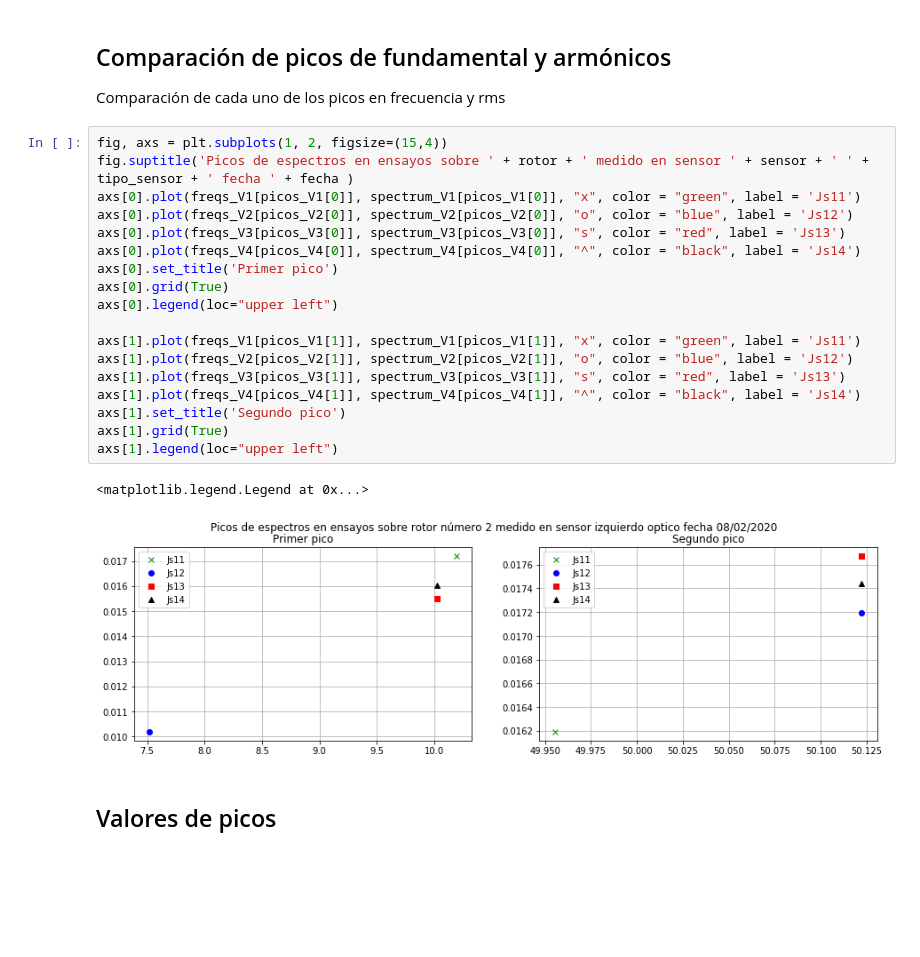
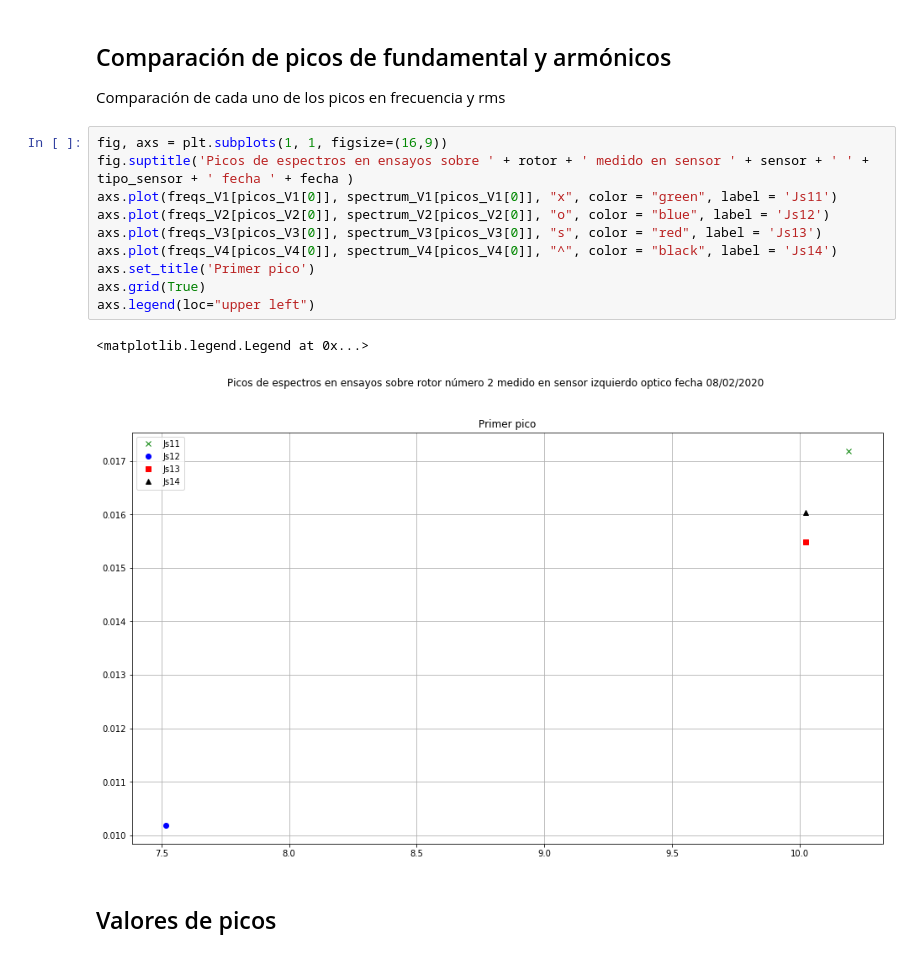
Before and after one commit to gvdiaz/Ensayo-dinamico, a Jupyter notebook: Ensayo 20200208/Lectura datos/Conclusion 6.ipynb, the cells around one changed output. Drawn from its saved outputs; the diff is of its cells as text; blank space fills up the shorter version.

Commit message:
Modifiqué gráficos de picos para que solo se vea el gráfico del primer pico en vez de los dos primeros

```diff
--- a/Ensayo 20200208/Lectura datos/Conclusion 6.ipynb
+++ b/Ensayo 20200208/Lectura datos/Conclusion 6.ipynb
@@ -313,26 +313,18 @@ plt.show()
 ## Comparación de picos de fundamental y armónicos
 Comparación de cada uno de los picos en frecuencia y rms
 # %%
-fig, axs = plt.subplots(1, 2, figsize=(15,4))
+fig, axs = plt.subplots(1, 1, figsize=(16,9))
 fig.suptitle('Picos de espectros en ensayos sobre ' + rotor + ' medido en sensor ' + sensor + ' ' + tipo_sensor + ' fecha ' + fecha )
-axs[0].plot(freqs_V1[picos_V1[0]], spectrum_V1[picos_V1[0]], "x", color = "green", label = 'Js11')
-axs[0].plot(freqs_V2[picos_V2[0]], spectrum_V2[picos_V2[0]], "o", color = "blue", label = 'Js12')
-axs[0].plot(freqs_V3[picos_V3[0]], spectrum_V3[picos_V3[0]], "s", color = "red", label = 'Js13')
-axs[0].plot(freqs_V4[picos_V4[0]], spectrum_V4[picos_V4[0]], "^", color = "black", label = 'Js14')
-axs[0].set_title('Primer pico')
-axs[0].grid(True)
-axs[0].legend(loc="upper left")
-
-axs[1].plot(freqs_V1[picos_V1[1]], spectrum_V1[picos_V1[1]], "x", color = "green", label = 'Js11')
-axs[1].plot(freqs_V2[picos_V2[1]], spectrum_V2[picos_V2[1]], "o", color = "blue", label = 'Js12')
-axs[1].plot(freqs_V3[picos_V3[1]], spectrum_V3[picos_V3[1]], "s", color = "red", label = 'Js13')
-axs[1].plot(freqs_V4[picos_V4[1]], spectrum_V4[picos_V4[1]], "^", color = "black", label = 'Js14')
-axs[1].set_title('Segundo pico')
-axs[1].grid(True)
-axs[1].legend(loc="upper left")
+axs.plot(freqs_V1[picos_V1[0]], spectrum_V1[picos_V1[0]], "x", color = "green", label = 'Js11')
+axs.plot(freqs_V2[picos_V2[0]], spectrum_V2[picos_V2[0]], "o", color = "blue", label = 'Js12')
+axs.plot(freqs_V3[picos_V3[0]], spectrum_V3[picos_V3[0]], "s", color = "red", label = 'Js13')
+axs.plot(freqs_V4[picos_V4[0]], spectrum_V4[picos_V4[0]], "^", color = "black", label = 'Js14')
+axs.set_title('Primer pico')
+axs.grid(True)
+axs.legend(loc="upper left")
 # %% [output]
 <matplotlib.legend.Legend at 0x...>
-[figure, old version]
+[figure, new version]
 # %% [markdown]
 ## Valores de picos
 # %%
```
